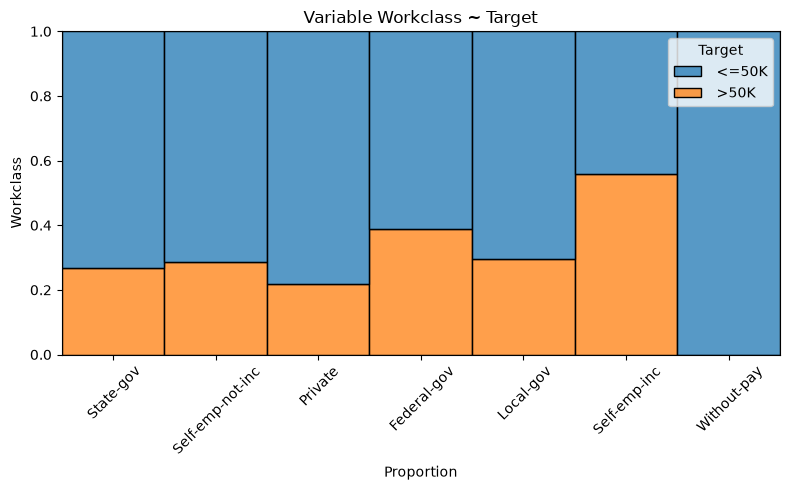
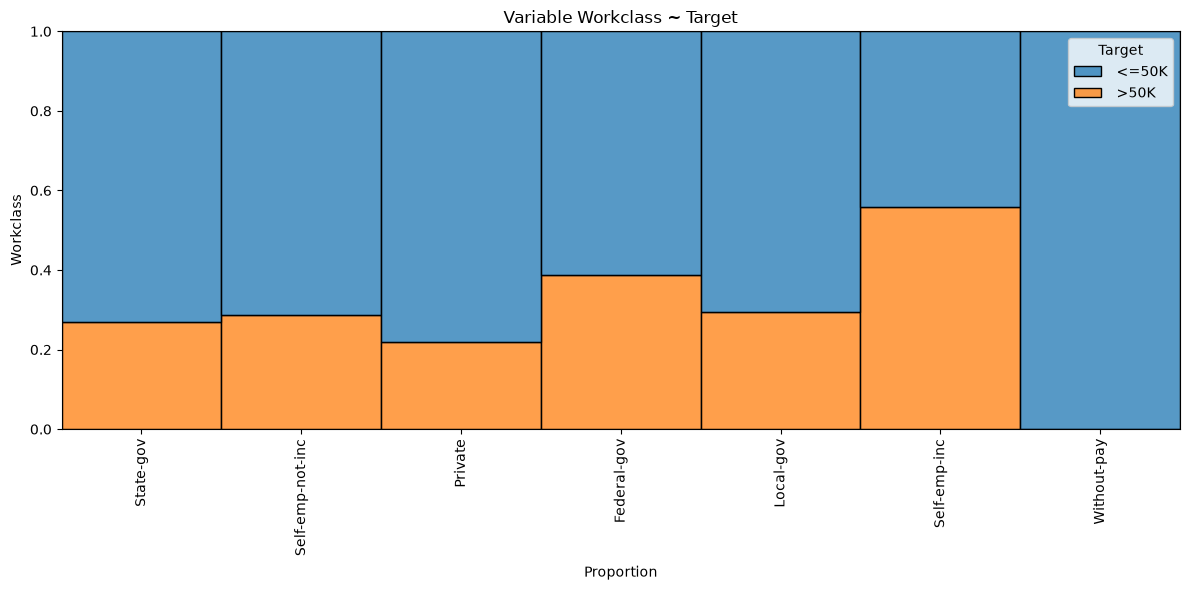
The change to this notebook cell's code, shown as a diff; its figure went from the first image to the second:
--- before
+++ after
@@ -4,5 +4,5 @@
     print(f"\n\nVariable {column}")
     print(df[column].value_counts())
-    plt.figure(figsize=(8,5))
+    plt.figure(figsize=(12,6))
     sns.histplot(
         data=df,
@@ -13,5 +13,5 @@
     plt.title(f"Variable {column} ~ Target")
     plt.xlabel("Proportion")
-    plt.xticks(rotation=45)
+    plt.xticks(rotation=90)
     plt.ylabel(column)
     plt.tight_layout()

Commit: Data Visualizations error corrections